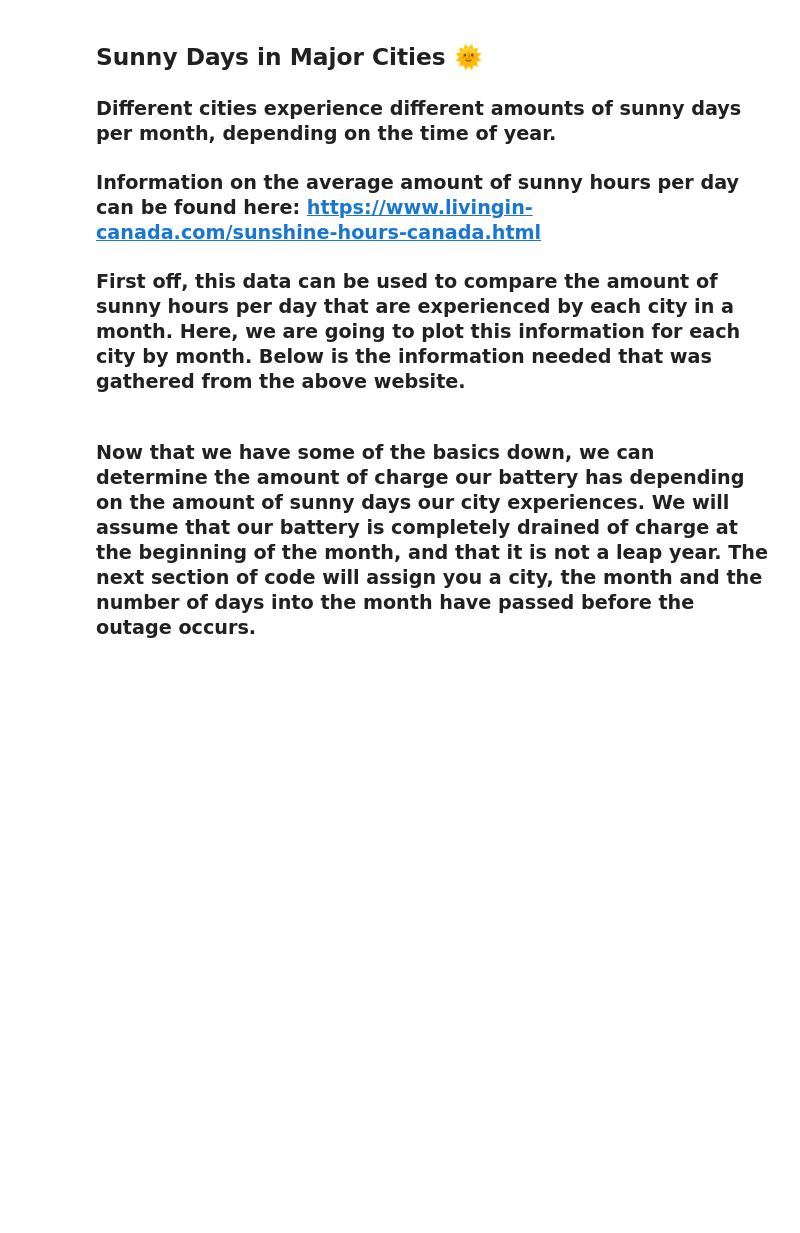
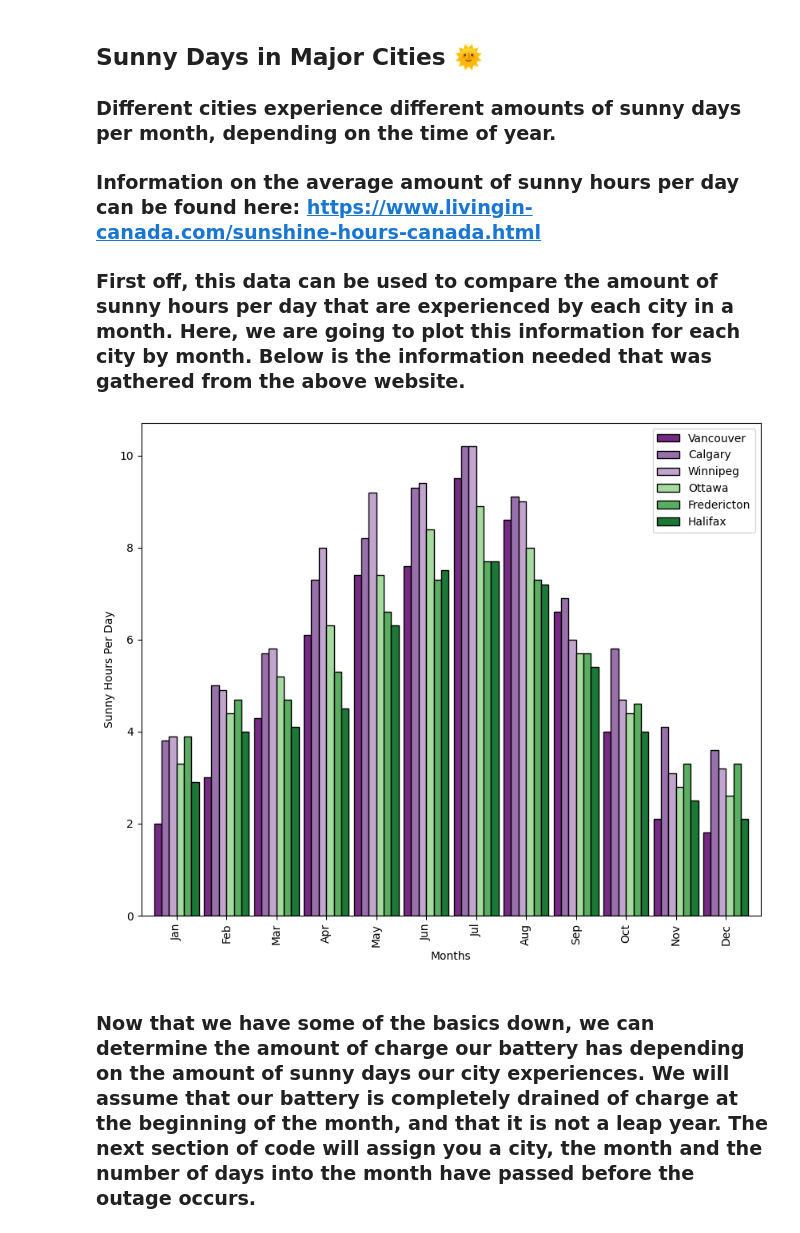
Before and after one commit to cassidyperry/IgniteHer, a Jupyter notebook: IgniteHer.ipynb, the cells around one changed output. Drawn from its saved outputs; the diff is of its cells as text; code cells hidden in the pictures; blank space fills up the shorter version.

```diff
--- a/IgniteHer.ipynb
+++ b/IgniteHer.ipynb
@@ -51,33 +51,37 @@ microwave = home_appliance()
 # %%
 # Importing Library
 import pandas as pd
 import matplotlib.pyplot as plot
 
 # List of the Cities and Months
-city = ['Vancouver','Penticton','Calgary','Winnipeg','Toronto','Ottawa','Fredericton','Halifax']
+city = ['Vancouver','Calgary','Winnipeg','Ottawa','Fredericton','Halifax']
 months_string = ['January', 'February', 'March', 'April', 'May', 'June', 'July', 'August', 'September', 'October', 'November', 'December']
 
 # Making a data definition
-data=[['Jan',2.0, 1.3, 3.8, 3.9, 2.8, 3.3, 3.9, 2.9],
-      ['Feb',3.0, 2.8, 5.0, 4.9, 3.9, 4.4, 4.7, 4.0],
-      ['Mar',4.3, 4.6, 5.7, 5.8, 5.0, 5.2, 4.7, 4.1],
-      ['Apr',6.1, 6.5, 7.3, 8.0, 6.2, 6.3, 5.3, 4.5],
-      ['May', 7.4, 7.6, 8.2, 9.2, 7.4, 7.4, 6.6, 6.3],
-      ['Jun', 7.6, 8.2, 9.3, 9.4, 8.3, 8.4, 7.3, 7.5],
-      ['Jul', 9.5, 9.5, 10.2, 10.2, 8.9, 8.9, 7.7, 7.7],
-      ['Aug', 8.6, 8.9, 9.1, 9.0, 7.8, 8.0, 7.3, 7.2],
-      ['Sep', 6.6, 7.1, 6.9, 6.0, 6.3, 5.7, 5.7, 5.4],
-      ['Oct', 4.0, 4.6, 5.8, 4.7, 4.8, 4.4, 4.6, 4.0],
-      ['Nov', 2.1, 1.8, 4.1, 3.1, 2.8, 2.8, 3.3, 2.5],
-      ['Dec', 1.8, 1.2, 3.6, 3.2, 2.4, 2.6, 3.3, 2.1]
+data=[['Jan',2.0, 3.8, 3.9, 3.3, 3.9, 2.9],
+      ['Feb',3.0, 5.0, 4.9, 4.4, 4.7, 4.0],
+      ['Mar',4.3, 5.7, 5.8, 5.2, 4.7, 4.1],
+      ['Apr',6.1, 7.3, 8.0, 6.3, 5.3, 4.5],
+      ['May', 7.4, 8.2, 9.2, 7.4, 6.6, 6.3],
+      ['Jun', 7.6, 9.3, 9.4, 8.4, 7.3, 7.5],
+      ['Jul', 9.5, 10.2, 10.2, 8.9, 7.7, 7.7],
+      ['Aug', 8.6, 9.1, 9.0, 8.0, 7.3, 7.2],
+      ['Sep', 6.6, 6.9, 6.0, 5.7, 5.7, 5.4],
+      ['Oct', 4.0, 5.8, 4.7, 4.4, 4.6, 4.0],
+      ['Nov', 2.1, 4.1, 3.1, 2.8, 3.3, 2.5],
+      ['Dec', 1.8, 3.6, 3.2, 2.6, 3.3, 2.1]
      ]
 
 # Plot multiple columns of the bar chart
-df = pd.DataFrame(data, columns=['Months', 'Vancouver','Penticton','Calgary','Winnipeg','Toronto','Ottawa','Fredericton','Halifax'])
-df.plot(x='Months', y=['Vancouver','Penticton','Calgary','Winnipeg','Toronto','Ottawa','Fredericton','Halifax'], kind="bar",figsize=(10,8))
+colrs = ['#762a83', '#9970ab', '#c2a5cf', '#a6dba0', '#5aae61', '#1b7837']
+df = pd.DataFrame(data, columns=['Months', 'Vancouver','Calgary','Winnipeg','Ottawa','Fredericton','Halifax'])
+df.plot(x='Months', y=['Vancouver','Calgary','Winnipeg','Ottawa','Fredericton','Halifax'], kind="bar", width = 0.9, color = colrs, edgecolor = 'black', figsize=(10,8))
+plot.ylabel('Sunny Hours Per Day')
 
 # Display the plot
 plot.show()
+# %% [output]
+[figure, added]
 # %% [markdown]
 ### Now that we have some of the basics down, we can determine the amount of charge our battery has depending on the amount of sunny days our city experiences. We will assume that our battery is completely drained of charge at the beginning of the month, and that it is not a leap year. The next section of code will assign you a city, the month and the number of days into the month have passed before the outage occurs.
 # %%
```
Also changed, not shown: parts of 3 cells of this notebook.
